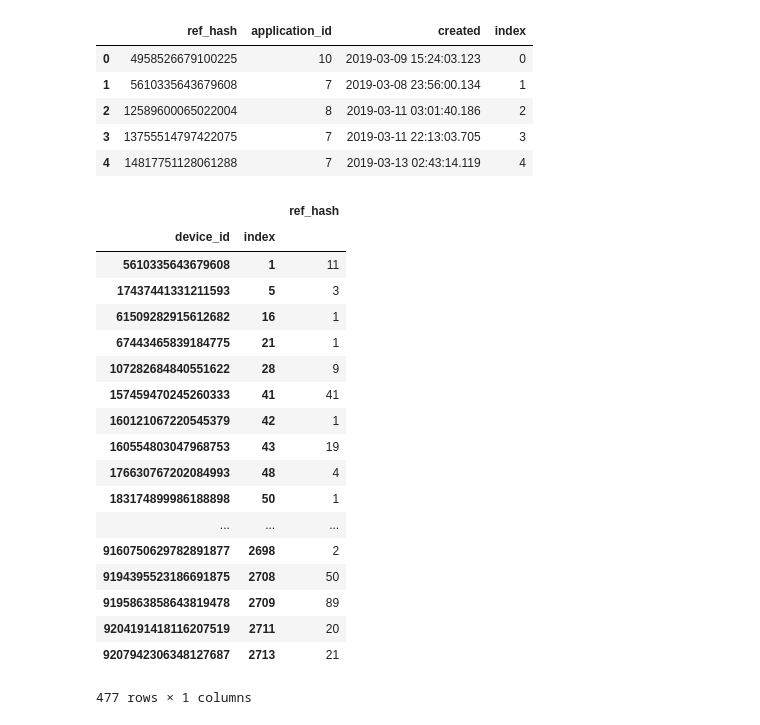
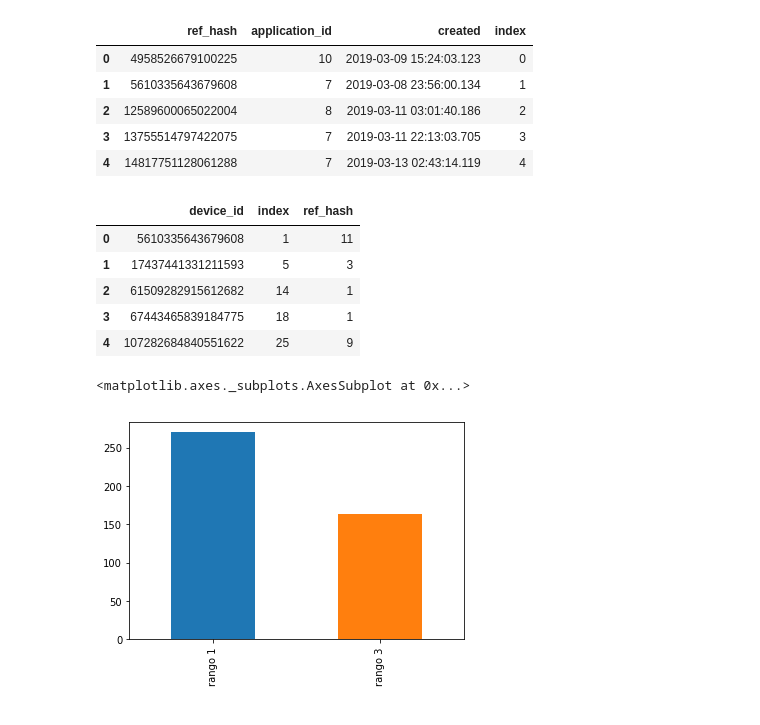
Before and after one commit to AlejandroKler/Datanesa, a Jupyter notebook: ale.ipynb, the cells around one changed output. Drawn from its saved outputs; the diff is of its cells as text; code cells hidden in the pictures.

```diff
--- a/ale.ipynb
+++ b/ale.ipynb
@@ -8,9 +8,9 @@ plotly.offline.init_notebook_mode(connected=True)
 import plotly.offline as py
 import plotly.graph_objs as go
 # %%
-installs_dtypes = {'application_id': 'category', 'kind': 'category'}
 
-installs = pd.read_csv('installs.csv', dtype = installs_dtypes)
+
+installs = pd.read_csv('installs.csv')
 installs["created"] =  pd.to_datetime(installs["created"], errors = "coerce") #parseo de fechas
 installs.drop('attributed', axis = 1, inplace = True) #son todas false
 installs.drop('click_hash', axis = 1, inplace = True) #son todas NaN
@@ -158,6 +222,6 @@ py.offline.iplot(fig)
 # %%
 cant_horas_anteriores = 48
-installs_to_join = installs.loc[ installs["created"] > pd.to_datetime("2019-03-06") , ["ref_hash","application_id","created"]]
+installs_to_join = installs.loc[ installs["created"] > pd.to_datetime("2019-03-07") , ["ref_hash","application_id","created"]]
 installs_to_join = installs_to_join.groupby(["ref_hash","application_id"]).agg({"created":"min"}).reset_index()
 installs_to_join["index"] = installs_to_join.index
 installs_to_join.head()
@@ -171,26 +235,14 @@ installs_to_join.head()
 # %%
 auc_and_installs = auctions.loc[:,["date","device_id"]].merge(installs_to_join,left_on="device_id",right_on="ref_hash",how="inner")
 auc_and_installs["diff"] = (auc_and_installs["created"] - auc_and_installs["date"]) / np.timedelta64(1, 'h')
 auc_and_installs = auc_and_installs.loc[(auc_and_installs["diff"] > 0) & (auc_and_installs["diff"] < cant_horas_anteriores)]
 auc_and_installs = auc_and_installs.groupby(["device_id","index"]).agg({"ref_hash":"count"})
+auc_and_installs = auc_and_installs.reset_index()
 auc_and_installs.head()
 # %% [output]
-|  |  | ref_hash |
-| device_id | index |  |
-| 5610335643679608 | 1 | 11 |
-| 17437441331211593 | 5 | 3 |
-| 61509282915612682 | 16 | 1 |
-| 67443465839184775 | 21 | 1 |
-| 107282684840551622 | 28 | 9 |
-| 157459470245260333 | 41 | 41 |
-| 160121067220545379 | 42 | 1 |
-| 160554803047968753 | 43 | 19 |
-| 176630767202084993 | 48 | 4 |
-| 183174899986188898 | 50 | 1 |
-| ... | ... | ... |
-| 9160750629782891877 | 2698 | 2 |
-| 9194395523186691875 | 2708 | 50 |
-| 9195863858643819478 | 2709 | 89 |
-| 9204191418116207519 | 2711 | 20 |
-| 9207942306348127687 | 2713 | 21 |
+|  | device_id | index | ref_hash |
+| 0 | 5610335643679608 | 1 | 11 |
+| 1 | 17437441331211593 | 5 | 3 |
+| 2 | 61509282915612682 | 14 | 1 |
+| 3 | 67443465839184775 | 18 | 1 |
+| 4 | 107282684840551622 | 25 | 9 |
-477 rows × 1 columns
@@ -197 +261,6 @@ auc_and_installs.head()
+# %%
+auc_and_installs["rango"].value_counts().plot(kind="bar")
+# %% [output]
+<matplotlib.axes._subplots.AxesSubplot at 0x...>
+[figure, added]
 # %%
```
Also changed, not shown: parts of 14 cells of this notebook, 7 other files.
